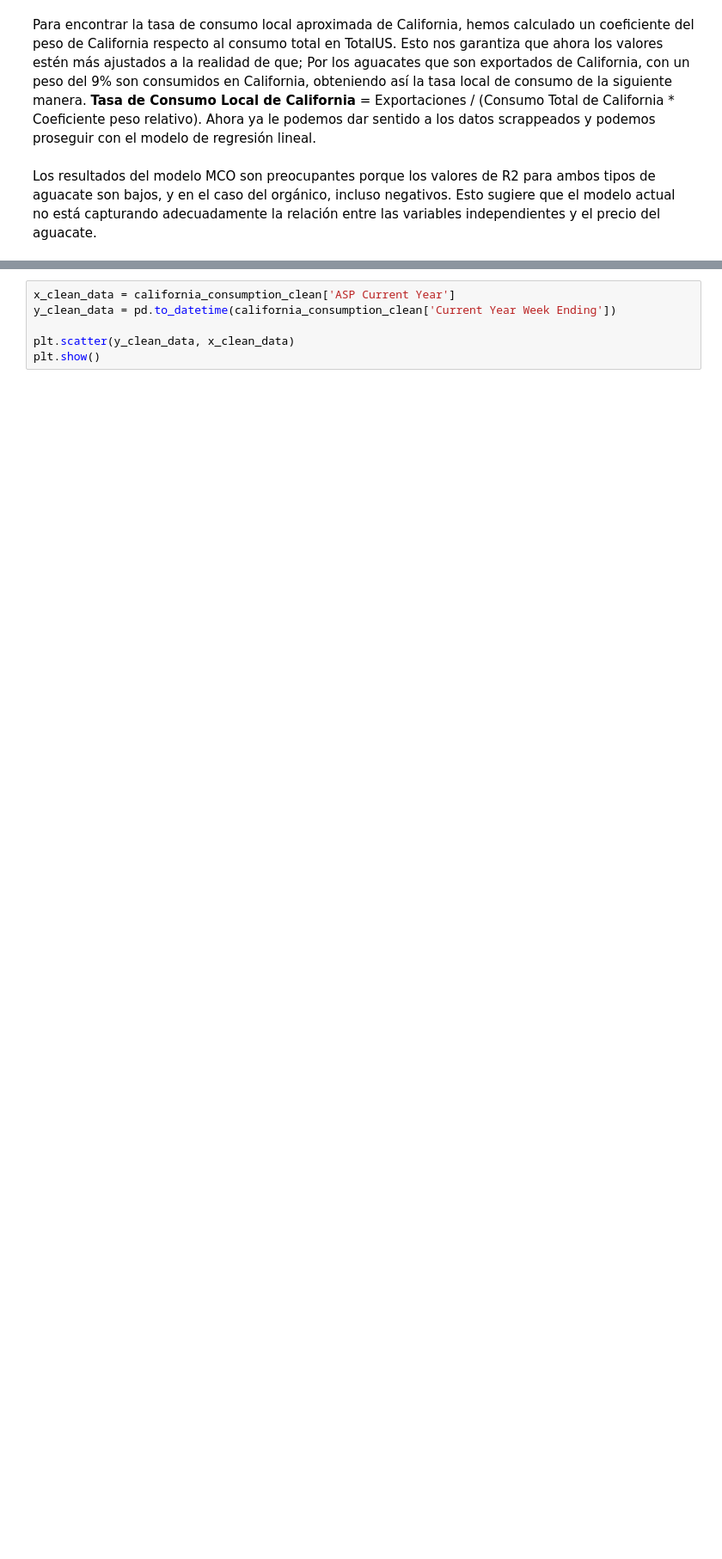
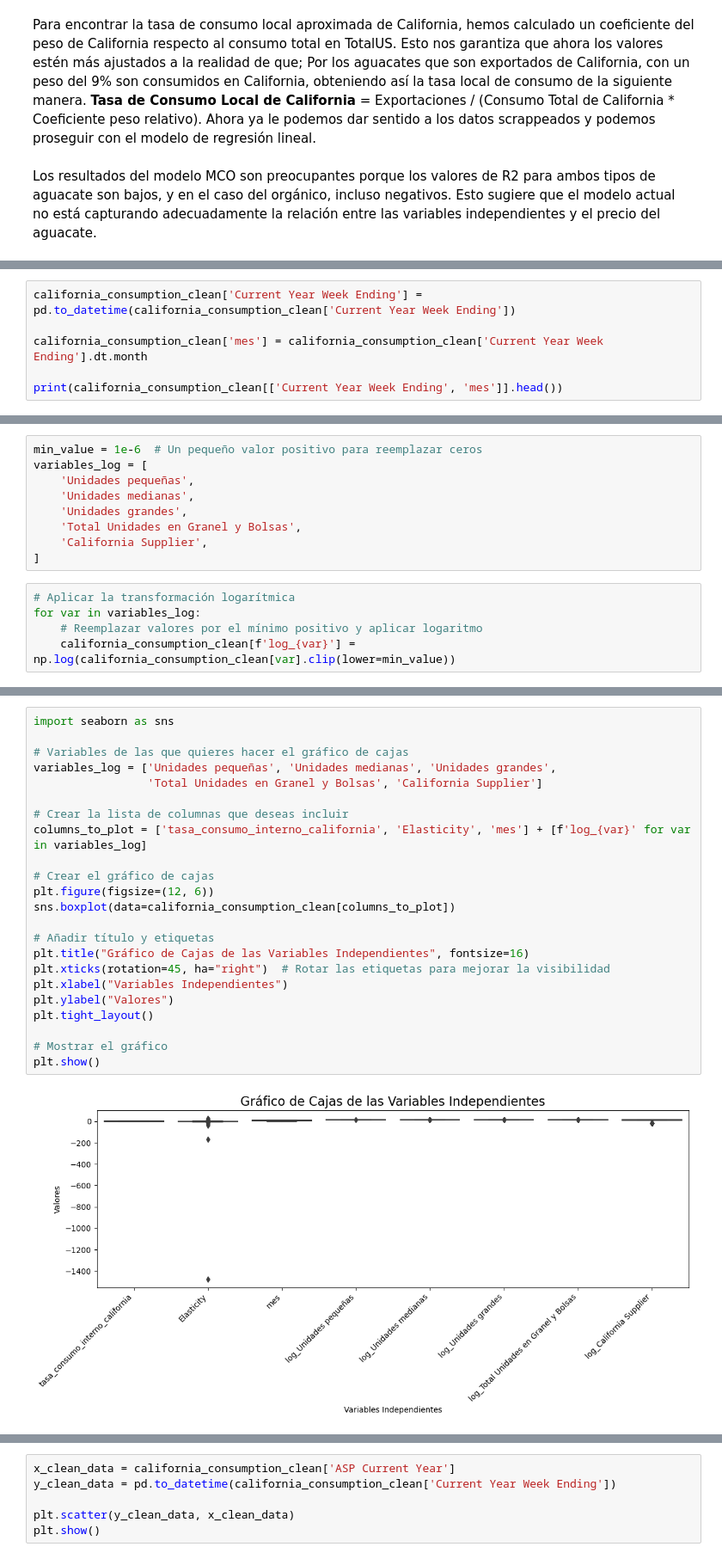
Before and after one commit to arboldeku/Avocado-2.0, a Jupyter notebook: code/modelos_predicciones.ipynb, the cells around one changed output, grey strips where cells are left out. Shown at 86% size. Saved outputs shown, nothing was run; the diff lists cells and outputs as text; blank space fills up the shorter version.

```diff
--- a/code/modelos_predicciones.ipynb
+++ b/code/modelos_predicciones.ipynb
@@ -272,0 +214,6 @@ AttributeError: Text.set() got an unexpected keyword argument 'format'
+# %%
+california_consumption_clean['Current Year Week Ending'] = pd.to_datetime(california_consumption_clean['Current Year Week Ending'])
+
+california_consumption_clean['mes'] = california_consumption_clean['Current Year Week Ending'].dt.month
+
+print(california_consumption_clean[['Current Year Week Ending', 'mes']].head())
@@ -272,0 +237,14 @@ AttributeError: Text.set() got an unexpected keyword argument 'format'
+# %%
+min_value = 1e-6  # Un pequeño valor positivo para reemplazar ceros
+variables_log = [
+    'Unidades pequeñas',
+    'Unidades medianas',
+    'Unidades grandes',
+    'Total Unidades en Granel y Bolsas',
+    'California Supplier',
+]
+# %%
+# Aplicar la transformación logarítmica
+for var in variables_log:
+    # Reemplazar valores por el mínimo positivo y aplicar logaritmo
+    california_consumption_clean[f'log_{var}'] = np.log(california_consumption_clean[var].clip(lower=min_value))
@@ -272,0 +286,25 @@ AttributeError: Text.set() got an unexpected keyword argument 'format'
+# %%
+import seaborn as sns
+
+# Variables de las que quieres hacer el gráfico de cajas
+variables_log = ['Unidades pequeñas', 'Unidades medianas', 'Unidades grandes',
+                 'Total Unidades en Granel y Bolsas', 'California Supplier']
+
+# Crear la lista de columnas que deseas incluir
+columns_to_plot = ['tasa_consumo_interno_california', 'Elasticity', 'mes'] + [f'log_{var}' for var in variables_log]
+
+# Crear el gráfico de cajas
+plt.figure(figsize=(12, 6))
+sns.boxplot(data=california_consumption_clean[columns_to_plot])
+
+# Añadir título y etiquetas
+plt.title("Gráfico de Cajas de las Variables Independientes", fontsize=16)
+plt.xticks(rotation=45, ha="right")  # Rotar las etiquetas para mejorar la visibilidad
+plt.xlabel("Variables Independientes")
+plt.ylabel("Valores")
+plt.tight_layout()
+
+# Mostrar el gráfico
+plt.show()
+# %% [output]
+[figure, added]
```
Also changed, not shown: parts of 27 cells of this notebook, 2 other files.
